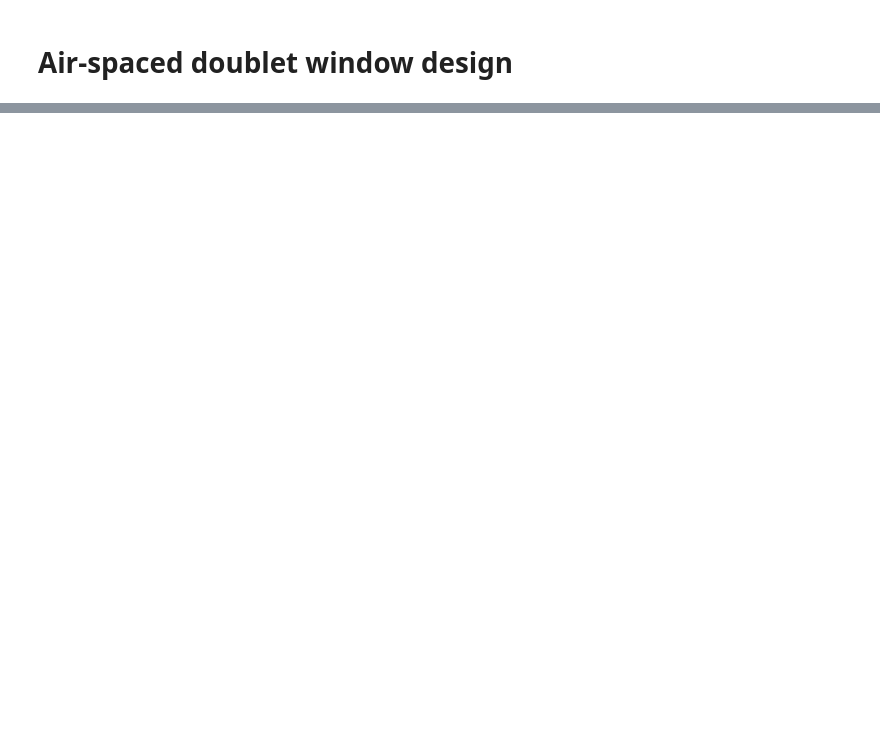
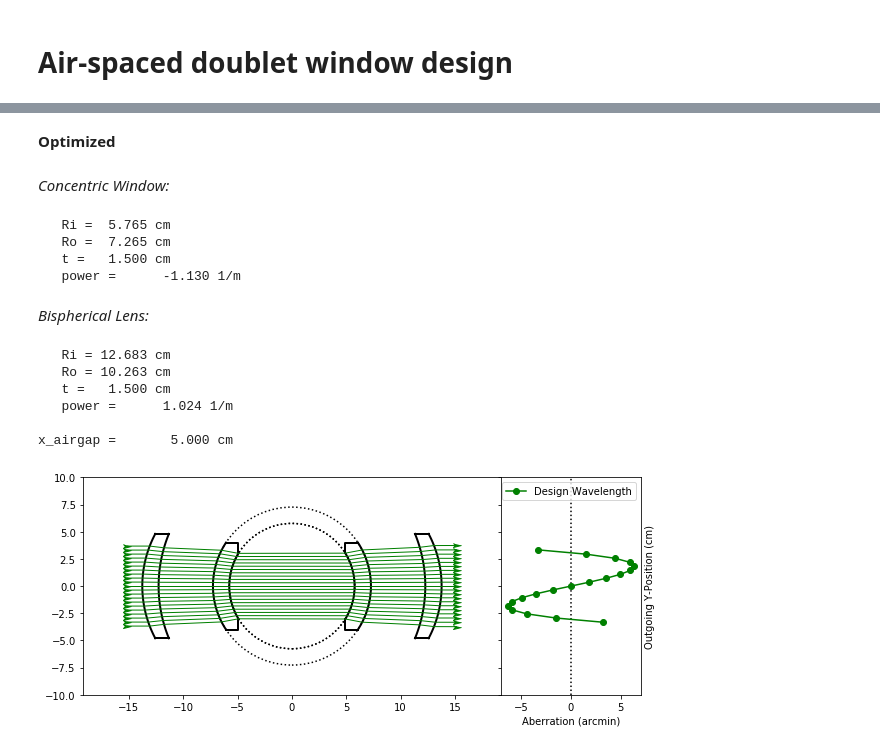
Before and after one commit to ajsusa/afocal, a Jupyter notebook: design_notebook.ipynb, the cells around one changed output, grey strips where cells are left out. Saved outputs shown, nothing was run; the diff lists cells and outputs as text; code cells hidden in the pictures; blank space fills up the shorter version.

```diff
--- a/design_notebook.ipynb
+++ b/design_notebook.ipynb
@@ -338,0 +578,43 @@ if draw_guess:
+# %%
+opt_params = ('Ri_lens',)
+bounds = {'t_lens': (0.5, 1.5),
+          'x_air': (0.1, 5)}
+
+airdoublet.optimize_window(parameters=opt_params,
+                           bounds_dict=bounds)  #,
+#                            y_range=(-5, 5))
+
+if True:
+    util.print_md(f"__Optimized__")
+    airdoublet.print_dims('   ')
+    fig, axs = util.ray_aberration_subplots()
+
+    # draw and ray trace the window
+    plt.sca(axs[0])
+    airdoublet.draw(center_circle=True, new_figure=False)
+    airdoublet.draw_rays(c='g')
+
+    plt.sca(axs[1])
+    util.plot_aberrations(airdoublet, unit='arcmin', c='g', new_fig=False, ls='-', yloc='out', flip_axes=True,
+                          failed=False, prefix='Design Wavelength')
+
+#     axs[0].set_xlim((airdoublet.default_x_start * 1.5,
+#                      airdoublet.default_x_stop * 1.5))
+    axs[0].set_ylim((-10, 10))
+
+    plt.show()
+# %% [output]
+__Optimized__
+_Concentric Window:_
+   Ri =  5.765 cm
+   Ro =  7.265 cm
+   t =   1.500 cm
+   power =      -1.130 1/m
+_Bispherical Lens:_
+   Ri = 12.683 cm
+   Ro = 10.263 cm
+   t =   1.500 cm
+   power =      1.024 1/m
+
+x_airgap =       5.000 cm
+[figure, added]
```
Also changed, not shown: parts of 16 cells of this notebook, 3 other files.
